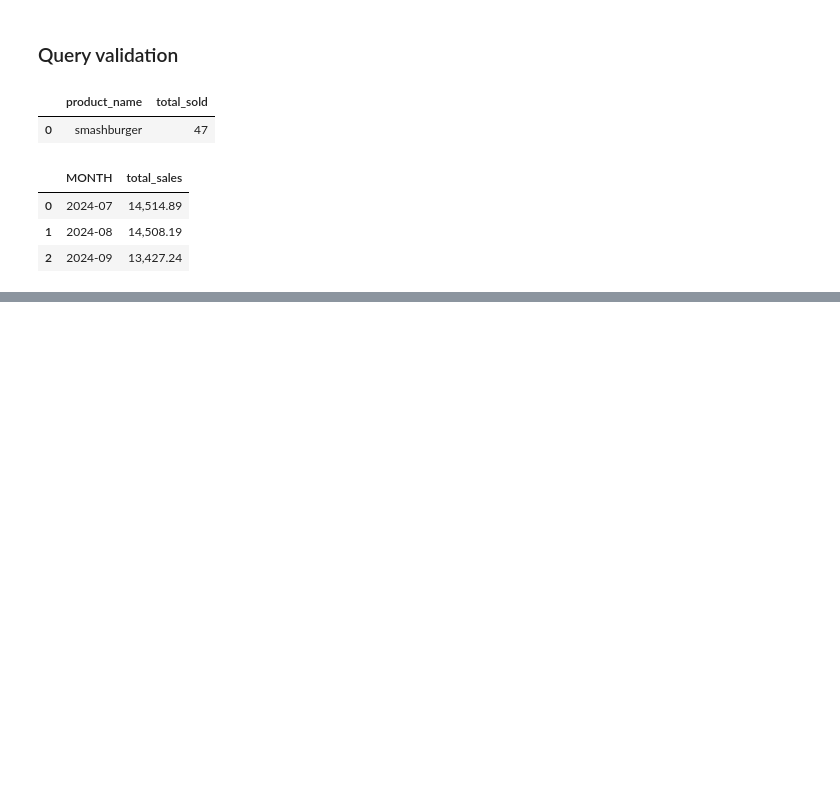
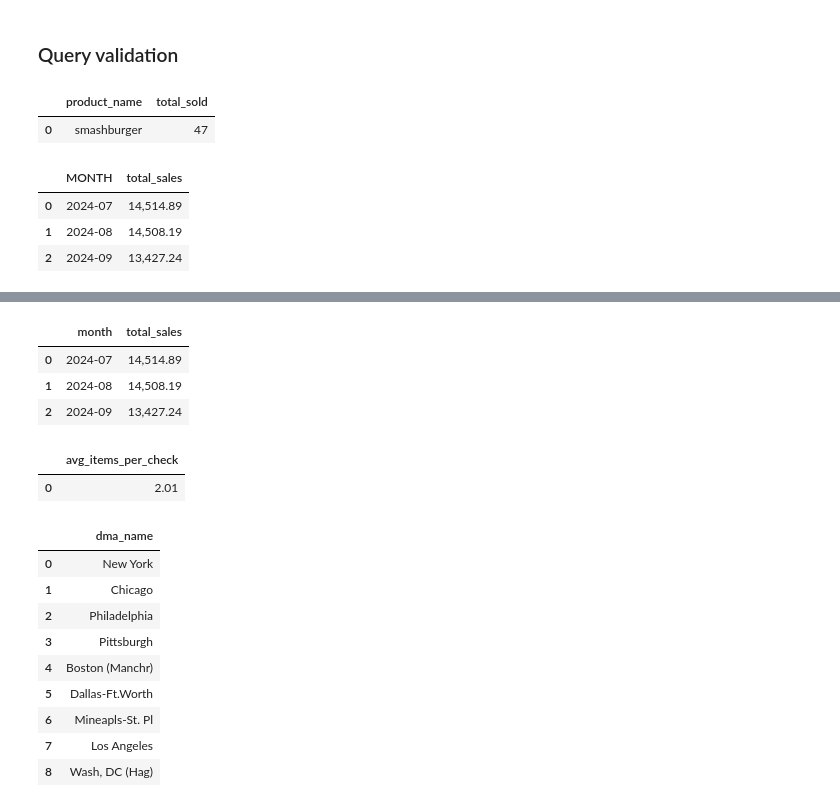
Before and after one commit to gojandrooo/insights-on-demand-demo, a Jupyter notebook: nb03_db_query.ipynb, the cells around one changed output, grey strips where cells are left out. Drawn from its saved outputs; the diff is of its cells as text; code cells hidden in the pictures; blank space fills up the shorter version.

```diff
--- a/nb03_db_query.ipynb
+++ b/nb03_db_query.ipynb
@@ -977,0 +957,69 @@ result
+# %%
+# what are the monthly sales for store 77?
+query = """
+SELECT
+strftime('%Y-%m', order_summary.date) AS month,
+SUM(order_summary.net_sales) AS total_sales
+
+FROM order_summary
+JOIN locations ON order_summary.store_id = locations.store_id
+
+WHERE locations.store_id = 77
+GROUP BY month
+ORDER BY month
+;
+"""
+
+# Execute the query
+result = execute_query(query)
+result
+# %% [output]
+|  | month | total_sales |
+| 0 | 2024-07 | 14,514.89 |
+| 1 | 2024-08 | 14,508.19 |
+| 2 | 2024-09 | 13,427.24 |
+# %%
+# how many items on average are included on checks that contain a beef loco moco?
+query = """
+SELECT
+AVG(item_count) AS avg_items_per_check
+
+FROM
+(SELECT order_summary.transaction_id,
+SUM(order_item.product_quantity) AS item_count
+
+FROM order_summary
+JOIN order_item ON order_summary.transaction_id = order_item.transaction_id
+JOIN product_margin ON order_item.product_id = product_margin.product_id
+
+WHERE product_margin.product_name = 'beef_loco_moco'
+
+GROUP BY order_summary.transaction_id) AS subquery
+"""
+
+# Execute the query
+result = execute_query(query)
+result
+# %% [output]
+|  | avg_items_per_check |
+| 0 | 2.01 |
+# %%
+# question
+query = """
+Select DISTINCT (dma_name) from locations
+"""
+
+# Execute the query
+result = execute_query(query)
+result
+# %% [output]
+|  | dma_name |
+| 0 | New York |
+| 1 | Chicago |
+| 2 | Philadelphia |
+| 3 | Pittsburgh |
+| 4 | Boston (Manchr) |
+| 5 | Dallas-Ft.Worth |
+| 6 | Mineapls-St. Pl |
+| 7 | Los Angeles |
+| 8 | Wash, DC (Hag) |
```
Also changed, not shown: parts of 19 cells of this notebook, 1 other file.
